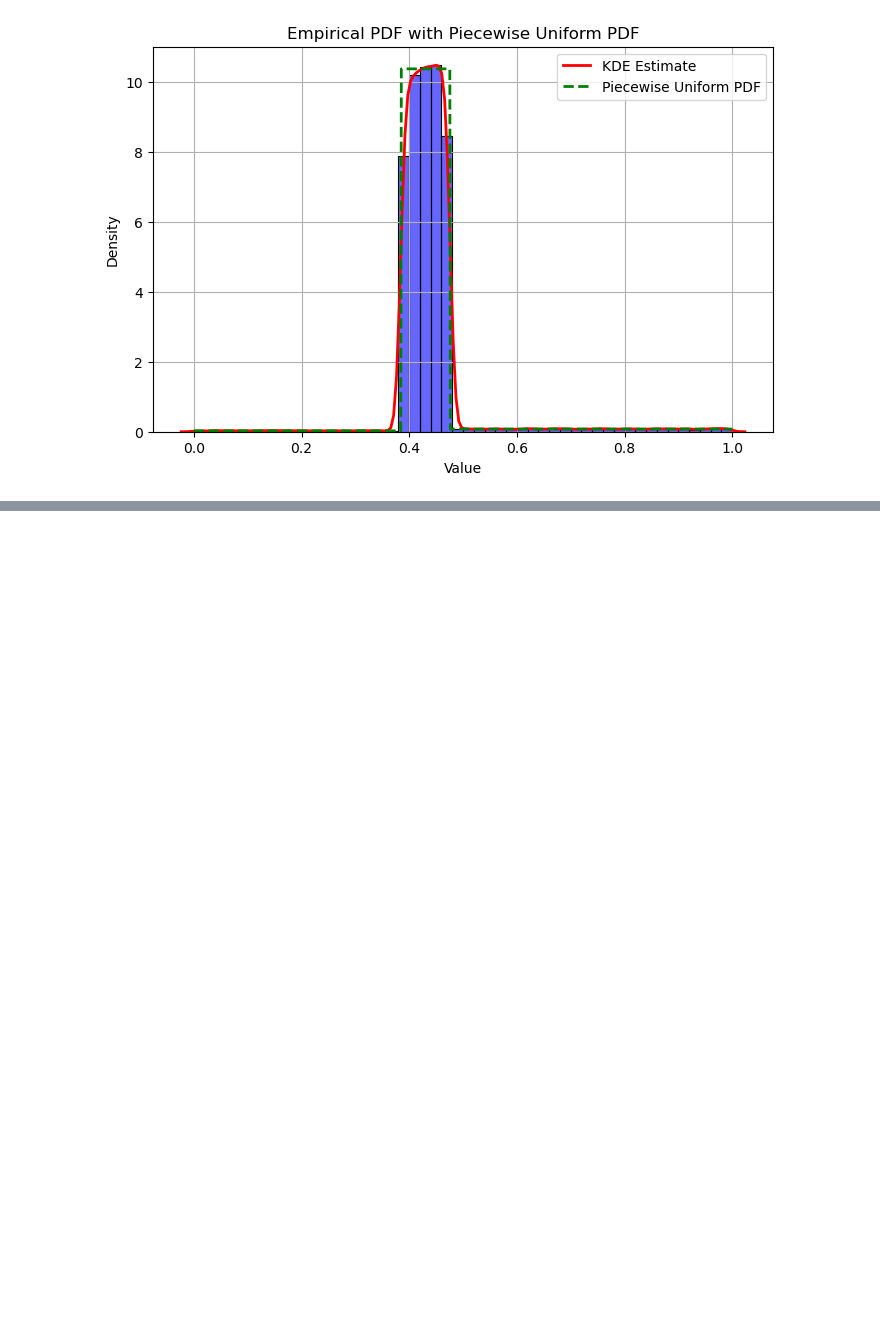
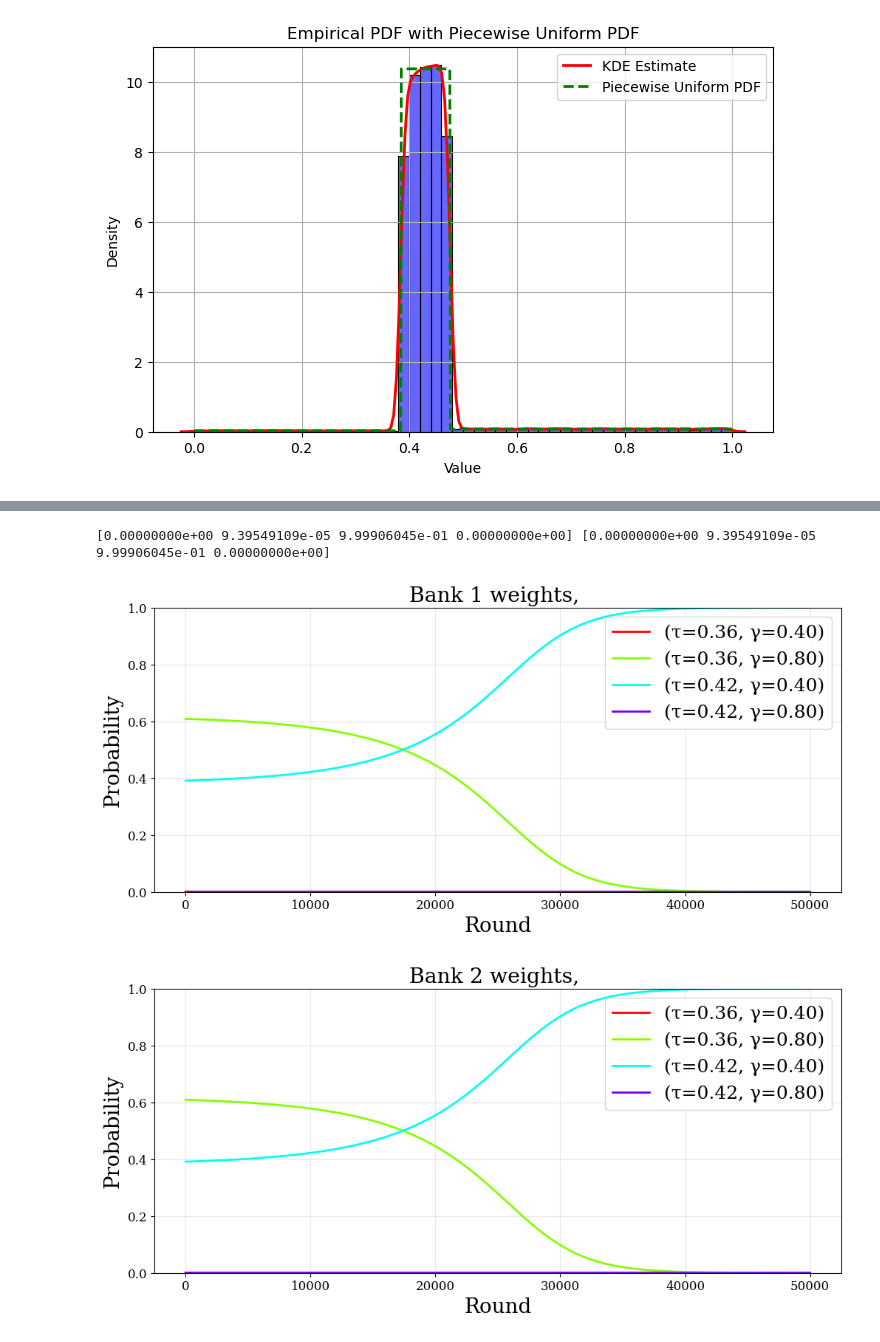
Before and after one commit to krishnacharya/bankgame, a Jupyter notebook: notebooks/Game_2gammas_DynamicsCurves_4epsiloncases.ipynb, the cells around one changed output, grey strips where cells are left out. Drawn from its saved outputs; the diff is of its cells as text; code cells hidden in the pictures; blank space fills up the shorter version.

```diff
--- a/notebooks/Game_2gammas_DynamicsCurves_4epsiloncases.ipynb
+++ b/notebooks/Game_2gammas_DynamicsCurves_4epsiloncases.ipynb
@@ -580,0 +570,12 @@ plot_game_probability2((b1,b2,gammas,taus), save_dir, figsize=(12, 5), file_pref
+# %%
+# unstable NE?
+p_a, p_b = gtm.NE_se[2][0] + [0, -0.01, 0.01, 0] ,  gtm.NE_se[2][0] + [0, -0.01, 0.01, 0]
+
+
+b1,b2,gammas,taus = gtm.run_hedge(T=50000, p_b1=p_a, p_b2=p_b, eta=eta)
+print(b1[-1], b2[-1])
+plot_game_probability2((b1,b2,gammas,taus), save_dir, figsize=(12, 5), file_prefix='')
+# %% [output]
+[0.00000000e+00 9.39549109e-05 9.99906045e-01 0.00000000e+00] [0.00000000e+00 9.39549109e-05 9.99906045e-01 0.00000000e+00]
+[figure, added]
+[figure, added]
```
Also changed, not shown: parts of 20 cells of this notebook, 1 other file.
